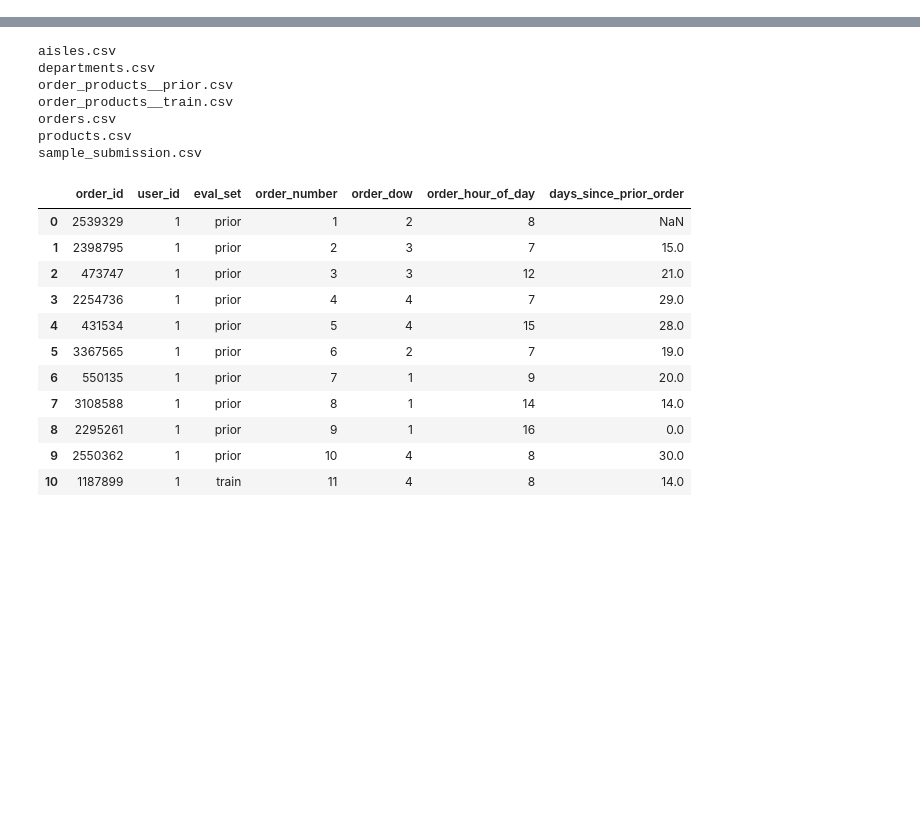
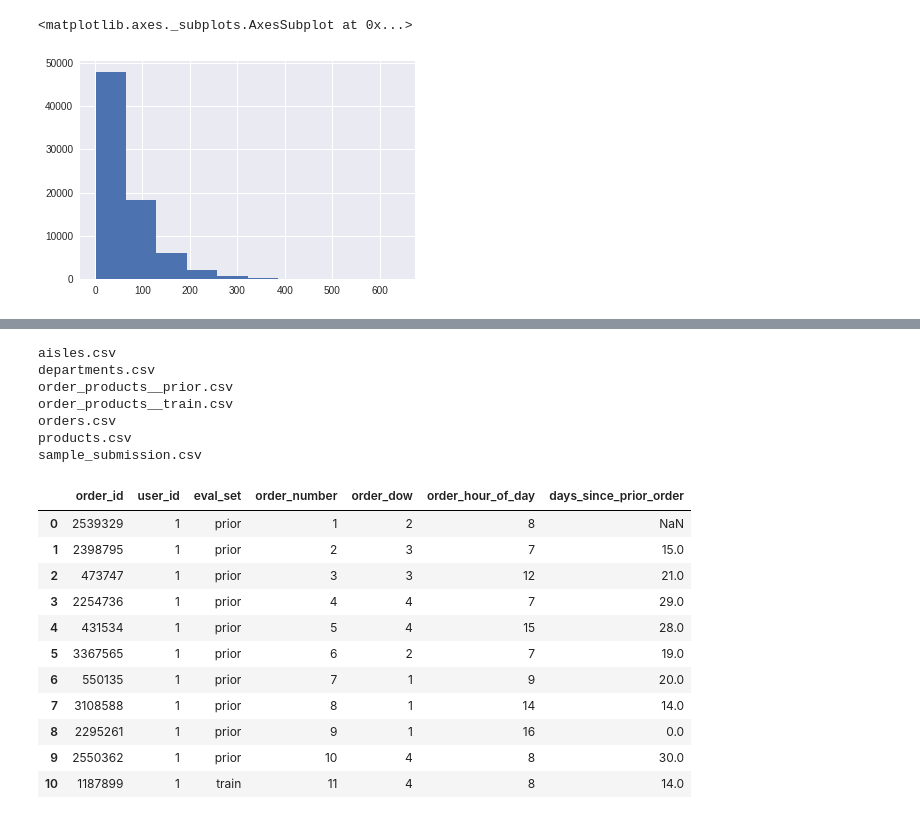
Before and after one commit to tkm2261/kaggle_instacart, a Jupyter notebook: protos/Untitled.ipynb, the cells around one changed output, grey strips where cells are left out. Cells and saved outputs as stored; diff of their text form; code cells hidden in the pictures; blank space fills up the shorter version.

```diff
--- a/protos/Untitled.ipynb
+++ b/protos/Untitled.ipynb
@@ -12,0 +43,5 @@ pd.options.mode.chained_assignment = None  # default='warn'
+# %%
+df_test.groupby('user_id')['user_id'].count().hist()
+# %% [output]
+<matplotlib.axes._subplots.AxesSubplot at 0x...>
+[figure, added]
```
Also changed, not shown: parts of 8 cells of this notebook, 17 other files.
